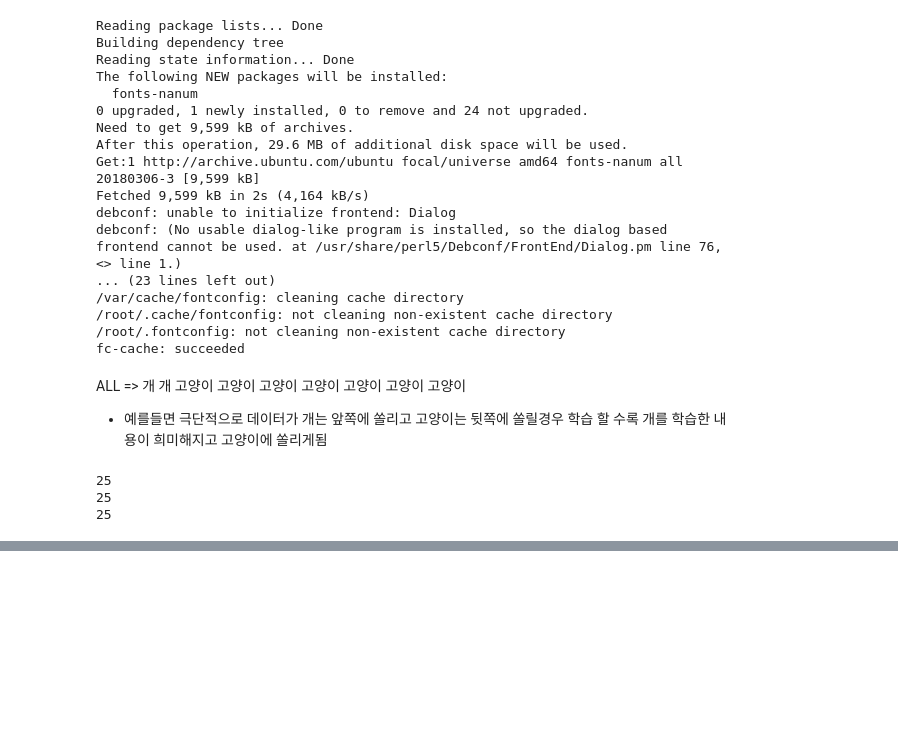
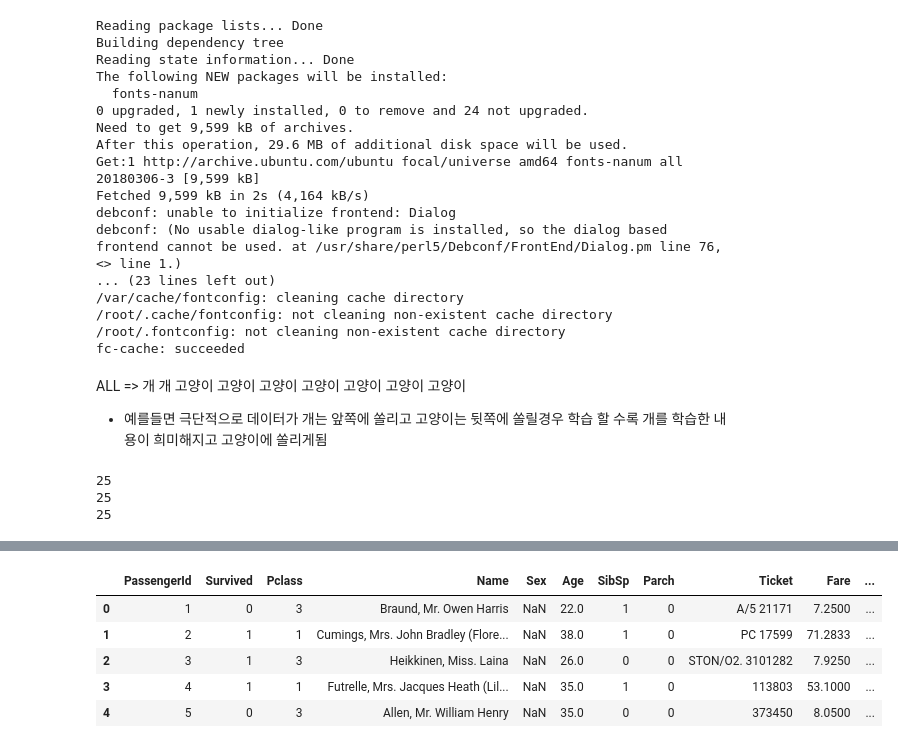
Before and after one commit to Hanbooyo/ML_lecture, a Jupyter notebook: ML_sample.ipynb, the cells around one changed output, grey strips where cells are left out. Saved outputs shown, nothing was run; the diff lists cells and outputs as text; code cells hidden in the pictures; blank space fills up the shorter version.

```diff
--- a/ML_sample.ipynb
+++ b/ML_sample.ipynb
@@ -249,0 +563,15 @@ plt.show()
+# %%
+# 여자:0 남자:1로 변환
+titanic.Sex = titanic.Sex.map({'female':0, 'male':1})  # 성별을 숫자값으로 매핑
+# 나이 누락된값 median 값으로 채움
+titanic.Age.fillna(titanic.Age.median(), inplace=True)
+# %%
+# Embarked 누락값을 S로
+titanic.Embarked.fillna('S', inplace=True)
+                        #Southampton
+# get_dummy 만들기               # feature로 된 값은 받을수없어서 변환                    # 접두사 추가
+# S 0 1
+# C 0 0
+# Q 1 0 로 변환
+embarked_dummies = pd.get_dummies(titanic.Embarked, prefix='Embarked', drop_first=True)
+embarked_dummies
@@ -249,0 +592,13 @@ plt.show()
+# %%
+# 뒤에 붙여줌
+titanic = pd.concat([titanic, embarked_dummies], axis=1)
+# %%
+titanic['S_A'] = titanic.Sex + titanic.Age
+titanic.head()
+# %% [output]
+|  | PassengerId | Survived | Pclass | Name | Sex | Age | SibSp | Parch | Ticket | Fare | ... |
+| 0 | 1 | 0 | 3 | Braund, Mr. Owen Harris | NaN | 22.0 | 1 | 0 | A/5 21171 | 7.2500 | ... |
+| 1 | 2 | 1 | 1 | Cumings, Mrs. John Bradley (Flore... | NaN | 38.0 | 1 | 0 | PC 17599 | 71.2833 | ... |
+| 2 | 3 | 1 | 3 | Heikkinen, Miss. Laina | NaN | 26.0 | 0 | 0 | STON/O2. 3101282 | 7.9250 | ... |
+| 3 | 4 | 1 | 1 | Futrelle, Mrs. Jacques Heath (Lil... | NaN | 35.0 | 1 | 0 | 113803 | 53.1000 | ... |
+| 4 | 5 | 0 | 3 | Allen, Mr. William Henry | NaN | 35.0 | 0 | 0 | 373450 | 8.0500 | ... |
```
Also changed, not shown: parts of 50 cells of this notebook.
